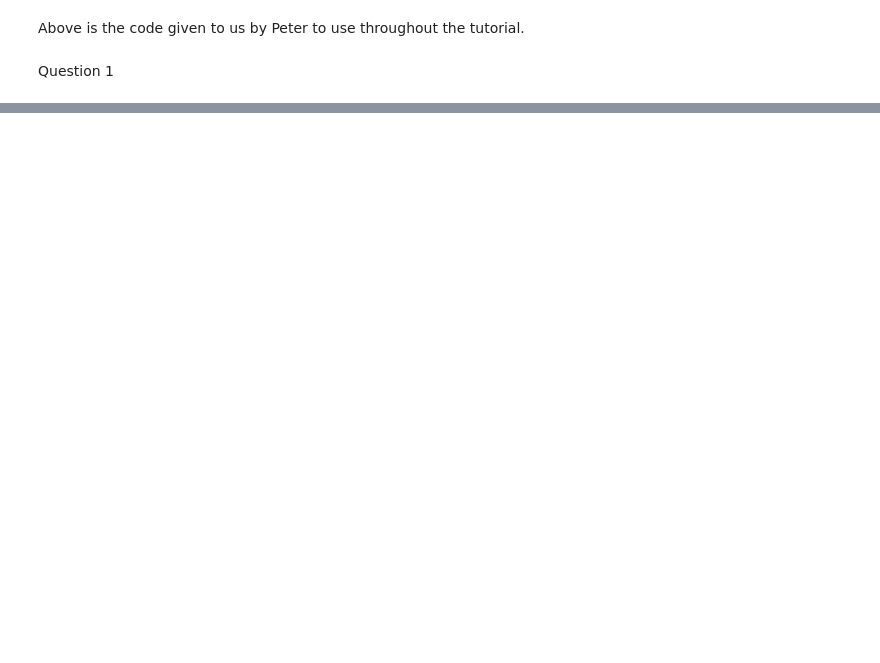
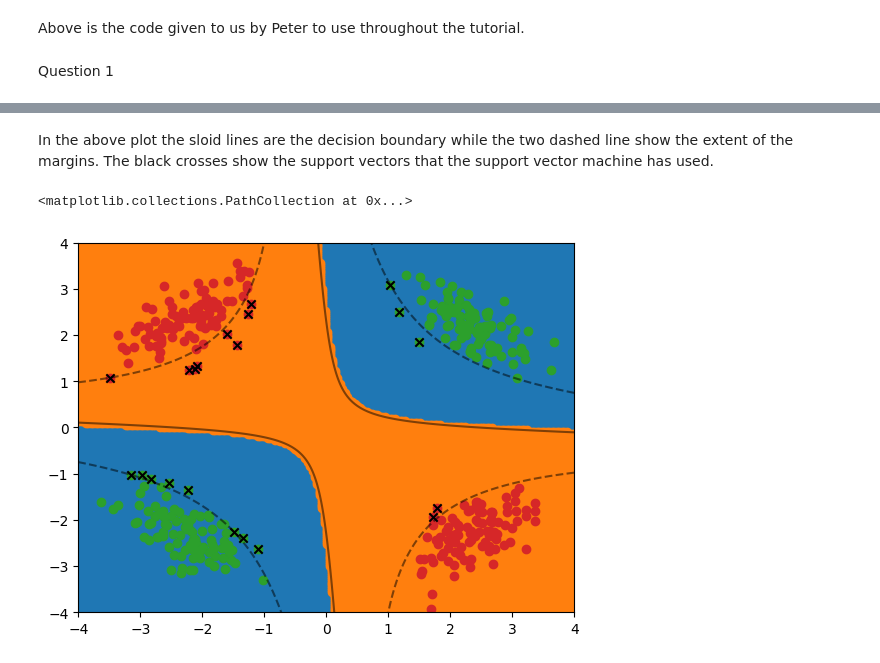
Before and after one commit to JGrant3101/ME4MachineLearning, a Jupyter notebook: Tutorial5.ipynb, the cells around one changed output, grey strips where cells are left out. Drawn from its saved outputs; the diff is of its cells as text; code cells hidden in the pictures; blank space fills up the shorter version.

```diff
--- a/Tutorial5.ipynb
+++ b/Tutorial5.ipynb
@@ -101,0 +147,14 @@ print(size(dataset[1]))
+# %% [markdown]
+In the above plot the sloid lines are the decision boundary while the two dashed line show the extent of the margins. The black crosses show the support vectors that the support vector machine has used.
+# %%
+# Plotting everything together
+fig3, ax3 = plt.subplots()
+plt.scatter(Xmesh[results==0, 0], Xmesh[results==0,1])
+plt.scatter(Xmesh[results==1, 0], Xmesh[results==1,1])
+plt.scatter(X[y==0, 0], X[y==0,1])
+plt.scatter(X[y==1, 0], X[y==1,1])
+ax3.contour(x1line, x2line, decision, colors = 'k', levels = [-1, 0, 1], alpha = 0.5, linestyles = ['--', '-', '--'])
+plt.scatter(sv[:,0], sv[:,1], marker = 'x', c = '#000000')
+# %% [output]
+<matplotlib.collections.PathCollection at 0x...>
+[figure, added]
```
Also changed, not shown: parts of 11 cells of this notebook.
